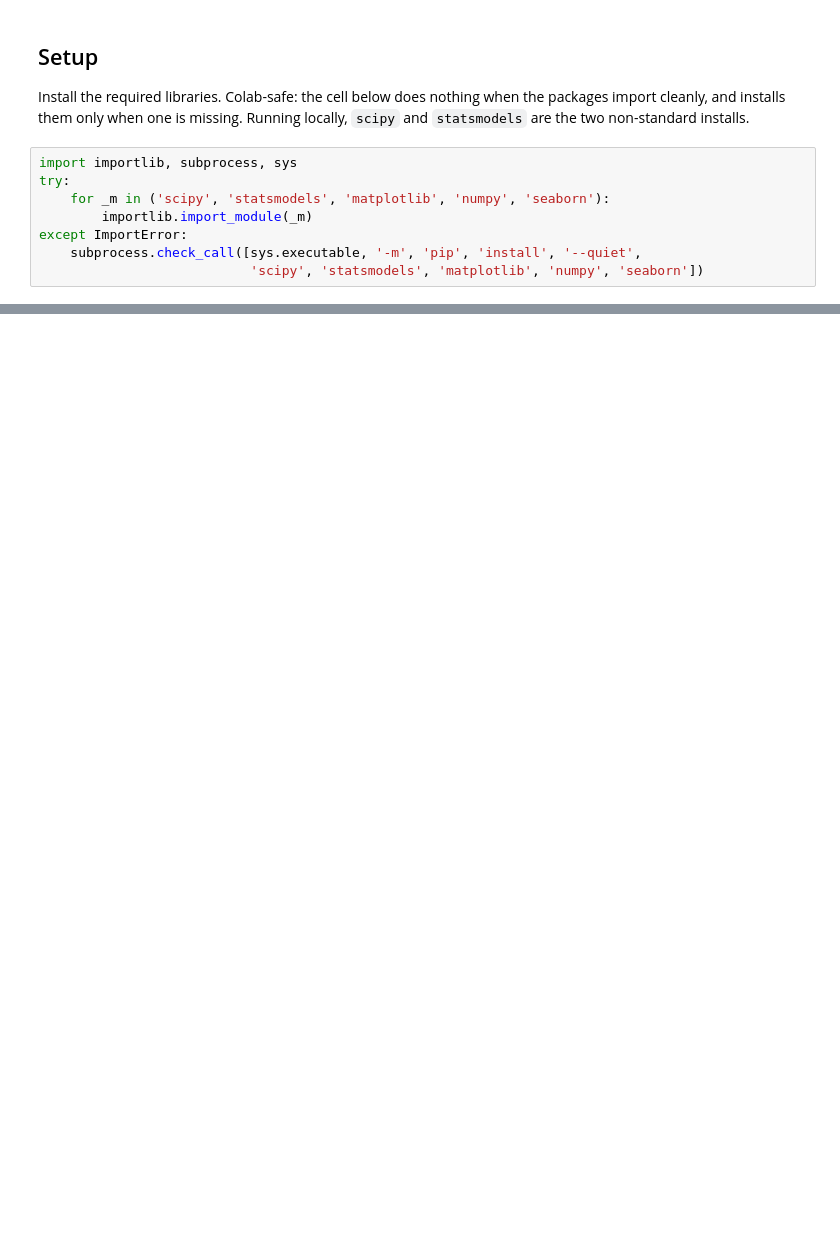
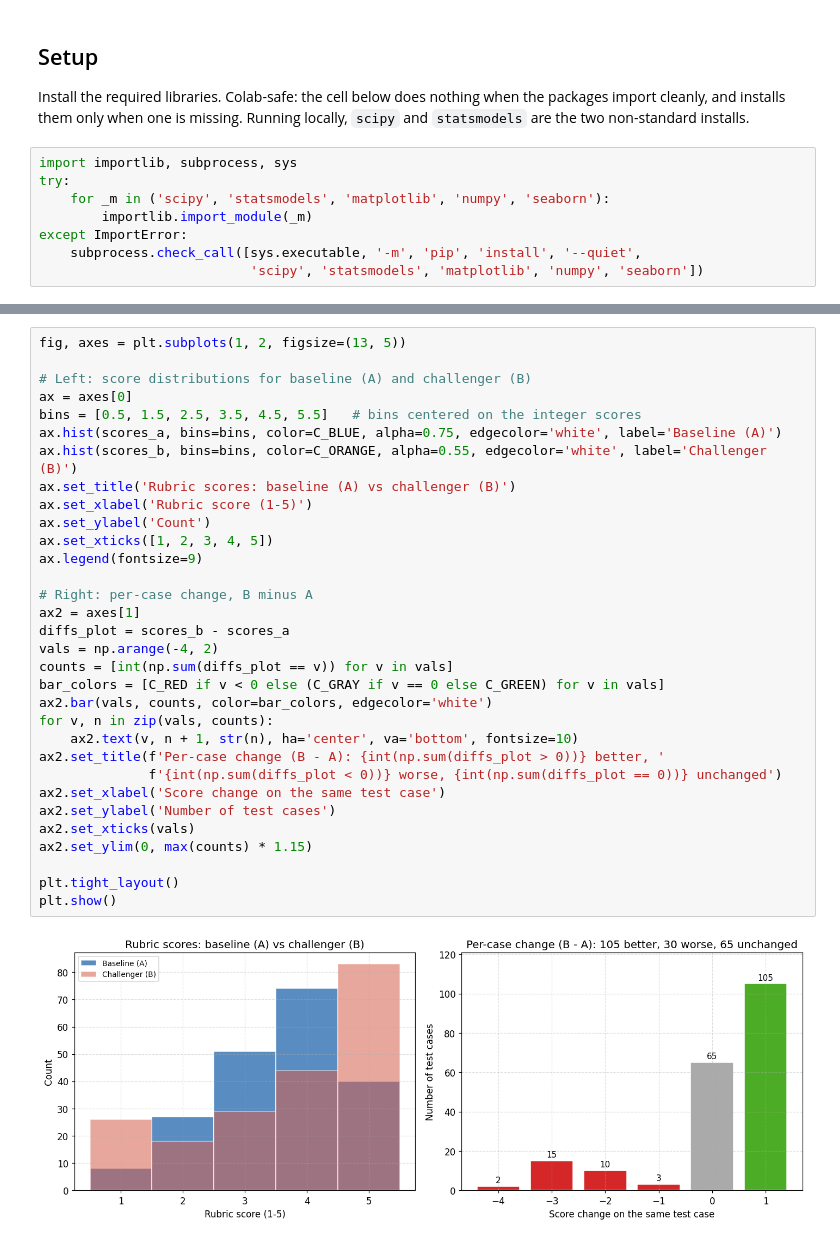
Before and after one commit to RudrenduPaul/statistical-testing-for-llm-evaluations, a Jupyter notebook: notebooks/02-hypothesis-testing-llm-metrics.ipynb, the cells around one changed output, grey strips where cells are left out. Cells and saved outputs as stored; diff of their text form; blank space fills up the shorter version.

```diff
--- a/notebooks/02-hypothesis-testing-llm-metrics.ipynb
+++ b/notebooks/02-hypothesis-testing-llm-metrics.ipynb
@@ -1280,0 +170,34 @@ Rudrendu Paul
+# %%
+fig, axes = plt.subplots(1, 2, figsize=(13, 5))
+
+# Left: score distributions for baseline (A) and challenger (B)
+ax = axes[0]
+bins = [0.5, 1.5, 2.5, 3.5, 4.5, 5.5]   # bins centered on the integer scores
+ax.hist(scores_a, bins=bins, color=C_BLUE, alpha=0.75, edgecolor='white', label='Baseline (A)')
+ax.hist(scores_b, bins=bins, color=C_ORANGE, alpha=0.55, edgecolor='white', label='Challenger (B)')
+ax.set_title('Rubric scores: baseline (A) vs challenger (B)')
+ax.set_xlabel('Rubric score (1-5)')
+ax.set_ylabel('Count')
+ax.set_xticks([1, 2, 3, 4, 5])
+ax.legend(fontsize=9)
+
+# Right: per-case change, B minus A
+ax2 = axes[1]
+diffs_plot = scores_b - scores_a
+vals = np.arange(-4, 2)
+counts = [int(np.sum(diffs_plot == v)) for v in vals]
+bar_colors = [C_RED if v < 0 else (C_GRAY if v == 0 else C_GREEN) for v in vals]
+ax2.bar(vals, counts, color=bar_colors, edgecolor='white')
+for v, n in zip(vals, counts):
+    ax2.text(v, n + 1, str(n), ha='center', va='bottom', fontsize=10)
+ax2.set_title(f'Per-case change (B - A): {int(np.sum(diffs_plot > 0))} better, '
+              f'{int(np.sum(diffs_plot < 0))} worse, {int(np.sum(diffs_plot == 0))} unchanged')
+ax2.set_xlabel('Score change on the same test case')
+ax2.set_ylabel('Number of test cases')
+ax2.set_xticks(vals)
+ax2.set_ylim(0, max(counts) * 1.15)
+
+plt.tight_layout()
+plt.show()
+# %% [output]
+[figure, added]
```
Also changed, not shown: parts of 42 cells of this notebook, 3 other files.
